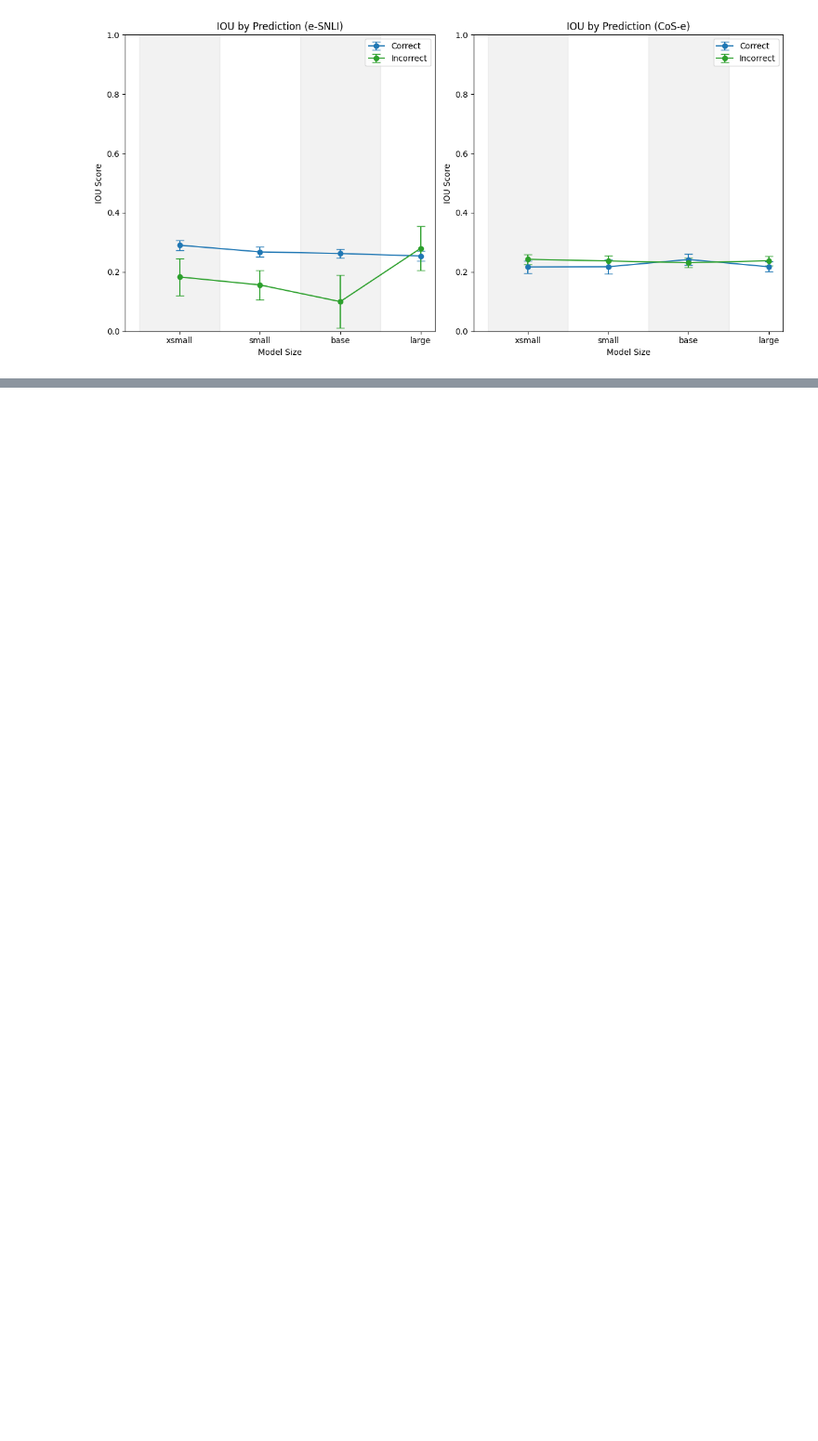
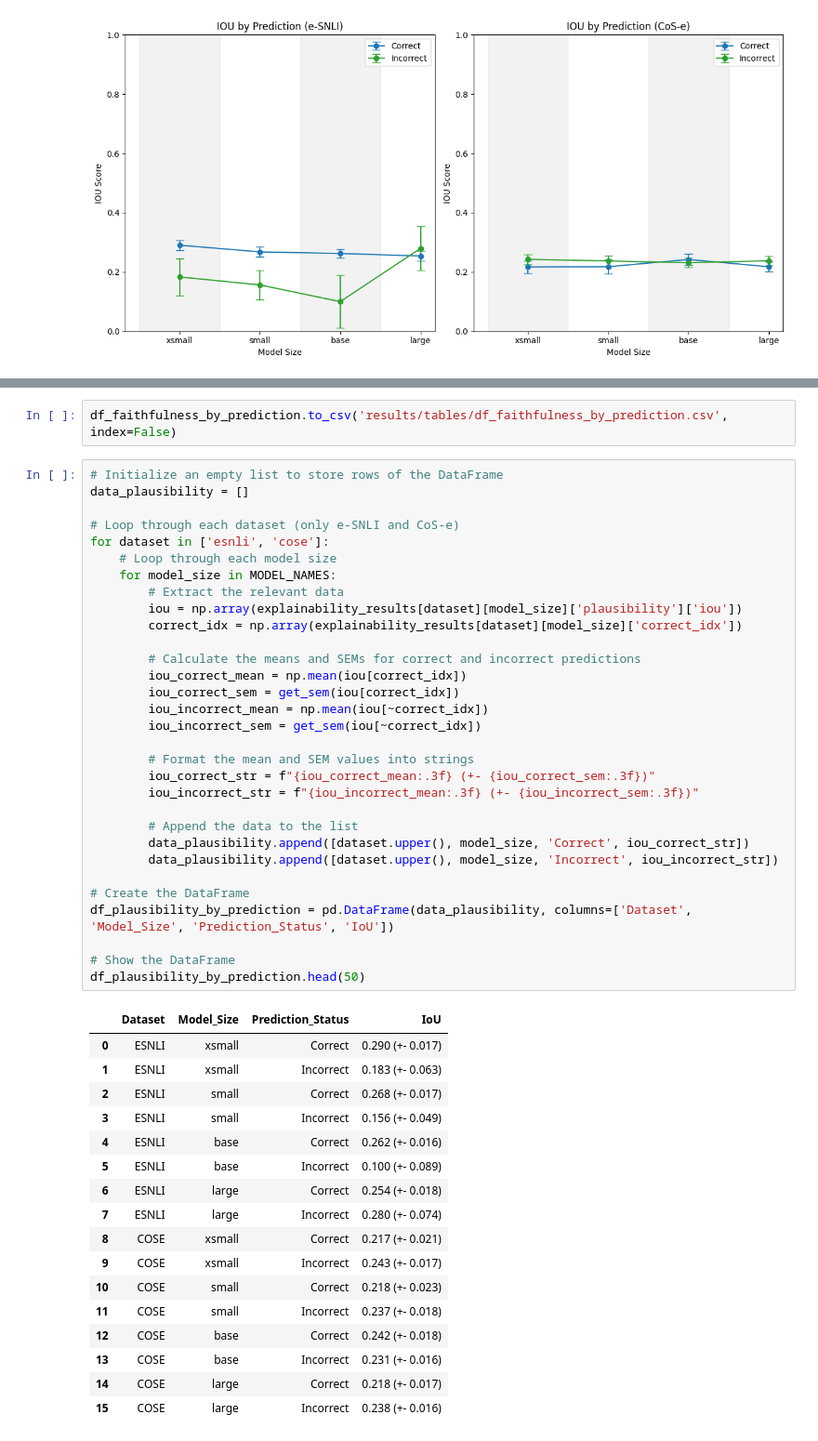
Before and after one commit to henningheyen/Scalability-Of-LLM-Posthoc-Explanations, a Jupyter notebook: plots_tables_results.ipynb, the cells around one changed output, grey strips where cells are left out. Shown: that part at 93% size. Cells and saved outputs as stored; diff of their text form; blank space fills up the shorter version.

```diff
--- a/plots.ipynb
+++ b/plots_tables_results.ipynb
@@ -292,0 +452,51 @@ plot_iou(by='prediction')
+# %%
+df_faithfulness_by_prediction.to_csv('results/tables/df_faithfulness_by_prediction.csv', index=False)
+# %%
+# Initialize an empty list to store rows of the DataFrame
+data_plausibility = []
+
+# Loop through each dataset (only e-SNLI and CoS-e)
+for dataset in ['esnli', 'cose']:
+    # Loop through each model size
+    for model_size in MODEL_NAMES:
+        # Extract the relevant data
+        iou = np.array(explainability_results[dataset][model_size]['plausibility']['iou'])
+        correct_idx = np.array(explainability_results[dataset][model_size]['correct_idx'])
+
+        # Calculate the means and SEMs for correct and incorrect predictions
+        iou_correct_mean = np.mean(iou[correct_idx])
+        iou_correct_sem = get_sem(iou[correct_idx])
+        iou_incorrect_mean = np.mean(iou[~correct_idx])
+        iou_incorrect_sem = get_sem(iou[~correct_idx])
+
+        # Format the mean and SEM values into strings
+        iou_correct_str = f"{iou_correct_mean:.3f} (+- {iou_correct_sem:.3f})"
+        iou_incorrect_str = f"{iou_incorrect_mean:.3f} (+- {iou_incorrect_sem:.3f})"
+
+        # Append the data to the list
+        data_plausibility.append([dataset.upper(), model_size, 'Correct', iou_correct_str])
+        data_plausibility.append([dataset.upper(), model_size, 'Incorrect', iou_incorrect_str])
+
+# Create the DataFrame
+df_plausibility_by_prediction = pd.DataFrame(data_plausibility, columns=['Dataset', 'Model_Size', 'Prediction_Status', 'IoU'])
+
+# Show the DataFrame
+df_plausibility_by_prediction.head(50)
+# %% [output]
+|  | Dataset | Model_Size | Prediction_Status | IoU |
+| 0 | ESNLI | xsmall | Correct | 0.290 (+- 0.017) |
+| 1 | ESNLI | xsmall | Incorrect | 0.183 (+- 0.063) |
+| 2 | ESNLI | small | Correct | 0.268 (+- 0.017) |
+| 3 | ESNLI | small | Incorrect | 0.156 (+- 0.049) |
+| 4 | ESNLI | base | Correct | 0.262 (+- 0.016) |
+| 5 | ESNLI | base | Incorrect | 0.100 (+- 0.089) |
+| 6 | ESNLI | large | Correct | 0.254 (+- 0.018) |
+| 7 | ESNLI | large | Incorrect | 0.280 (+- 0.074) |
+| 8 | COSE | xsmall | Correct | 0.217 (+- 0.021) |
+| 9 | COSE | xsmall | Incorrect | 0.243 (+- 0.017) |
+| 10 | COSE | small | Correct | 0.218 (+- 0.023) |
+| 11 | COSE | small | Incorrect | 0.237 (+- 0.018) |
+| 12 | COSE | base | Correct | 0.242 (+- 0.018) |
+| 13 | COSE | base | Incorrect | 0.231 (+- 0.016) |
+| 14 | COSE | large | Correct | 0.218 (+- 0.017) |
+| 15 | COSE | large | Incorrect | 0.238 (+- 0.016) |
```
Also changed, not shown: parts of 15 cells of this notebook, 7 other files.
